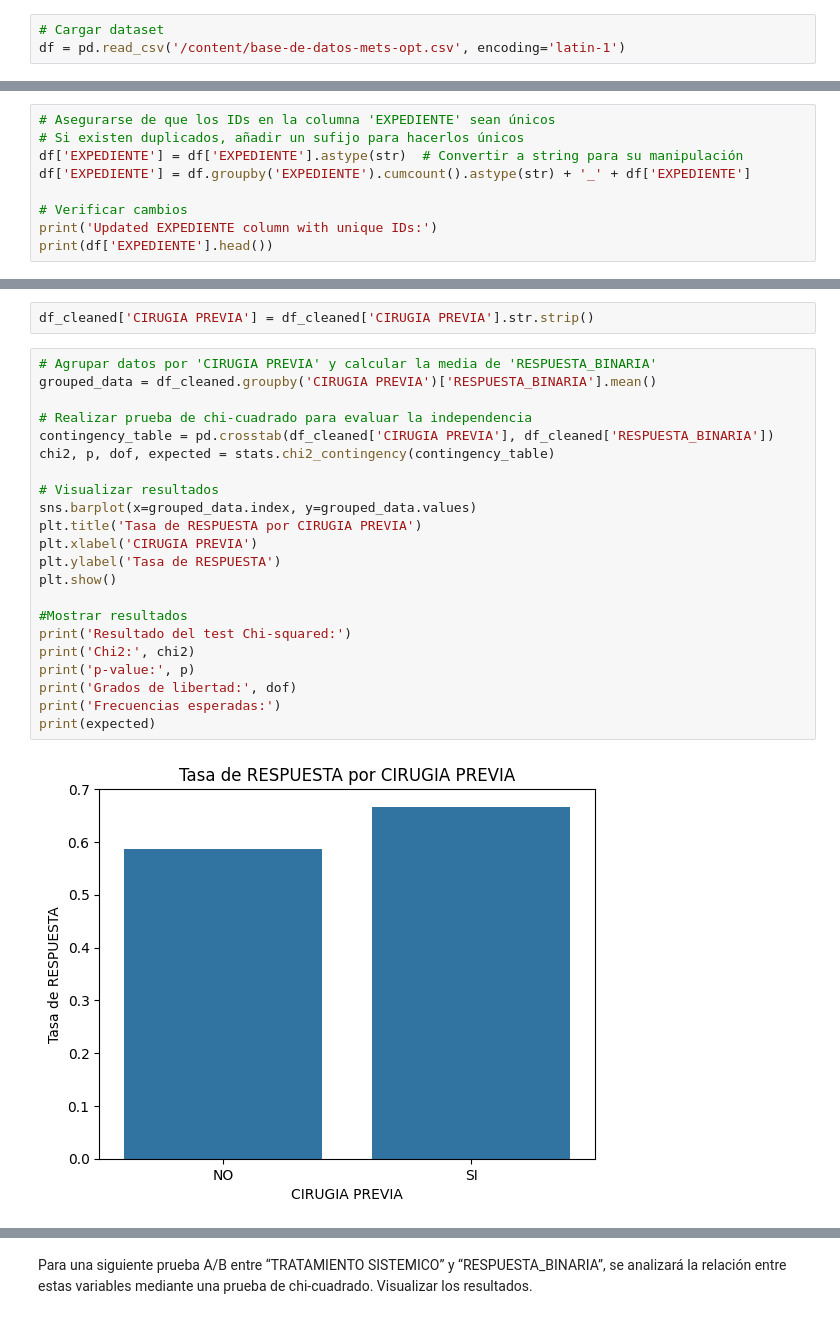
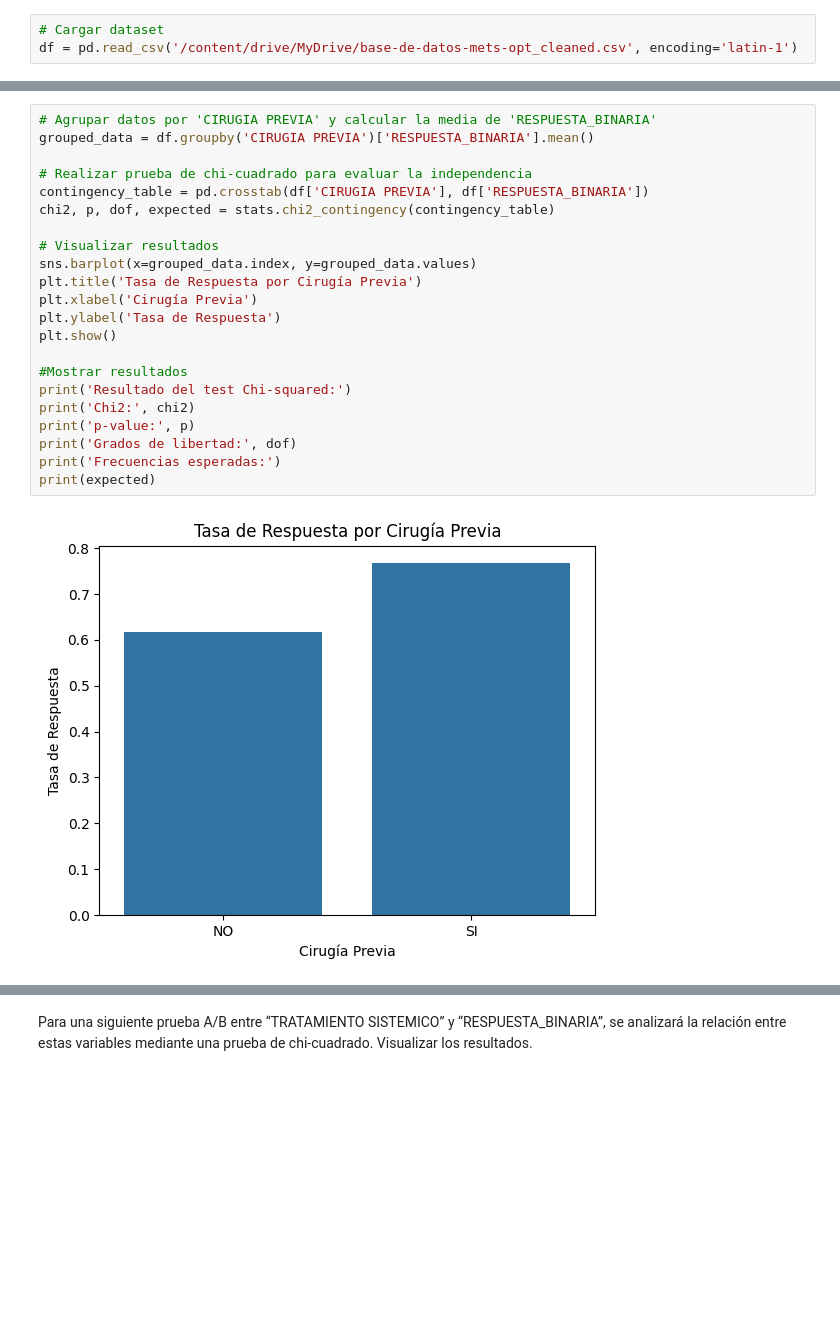
Before and after one commit to AngelTroncoso/TratamientoOncologico, a Jupyter notebook: Análisis_METS_OPS.ipynb, the cells around one changed output, grey strips where cells are left out. Drawn from its saved outputs; the diff is of its cells as text; blank space fills up the shorter version.

```diff
--- a/Análisis_METS_OPS.ipynb
+++ b/Análisis_METS_OPS.ipynb
@@ -9,3 +16,3 @@ import matplotlib.pyplot as plt
 # %%
 # Cargar dataset
-df = pd.read_csv('/content/base-de-datos-mets-opt.csv', encoding='latin-1')
+df = pd.read_csv('/content/drive/MyDrive/base-de-datos-mets-opt_cleaned.csv', encoding='latin-1')
@@ -49,9 +49,0 @@ Primero, para un próximo análisis de tipo A/B testing, nos aseguraremos de que
-# %%
-# Asegurarse de que los IDs en la columna 'EXPEDIENTE' sean únicos
-# Si existen duplicados, añadir un sufijo para hacerlos únicos
-df['EXPEDIENTE'] = df['EXPEDIENTE'].astype(str)  # Convertir a string para su manipulación
-df['EXPEDIENTE'] = df.groupby('EXPEDIENTE').cumcount().astype(str) + '_' + df['EXPEDIENTE']
-
-# Verificar cambios
-print('Updated EXPEDIENTE column with unique IDs:')
-print(df['EXPEDIENTE'].head())
@@ -160,27 +50,25 @@ Valores únicos en CIRUGIA PREVIA:
-# %%
-df_cleaned['CIRUGIA PREVIA'] = df_cleaned['CIRUGIA PREVIA'].str.strip()
 # %%
 # Agrupar datos por 'CIRUGIA PREVIA' y calcular la media de 'RESPUESTA_BINARIA'
-grouped_data = df_cleaned.groupby('CIRUGIA PREVIA')['RESPUESTA_BINARIA'].mean()
+grouped_data = df.groupby('CIRUGIA PREVIA')['RESPUESTA_BINARIA'].mean()
 
 # Realizar prueba de chi-cuadrado para evaluar la independencia
-contingency_table = pd.crosstab(df_cleaned['CIRUGIA PREVIA'], df_cleaned['RESPUESTA_BINARIA'])
+contingency_table = pd.crosstab(df['CIRUGIA PREVIA'], df['RESPUESTA_BINARIA'])
 chi2, p, dof, expected = stats.chi2_contingency(contingency_table)
 
 # Visualizar resultados
 sns.barplot(x=grouped_data.index, y=grouped_data.values)
-plt.title('Tasa de RESPUESTA por CIRUGIA PREVIA')
-plt.xlabel('CIRUGIA PREVIA')
-plt.ylabel('Tasa de RESPUESTA')
+plt.title('Tasa de Respuesta por Cirugía Previa')
+plt.xlabel('Cirugía Previa')
+plt.ylabel('Tasa de Respuesta')
 plt.show()
 
 #Mostrar resultados
 print('Resultado del test Chi-squared:')
 print('Chi2:', chi2)
 print('p-value:', p)
 print('Grados de libertad:', dof)
 print('Frecuencias esperadas:')
 print(expected)
 # %% [output]
-[figure, old version]
+[figure, new version]
 Resultado del test Chi-squared:
```
Also changed, not shown: parts of 29 cells of this notebook.
